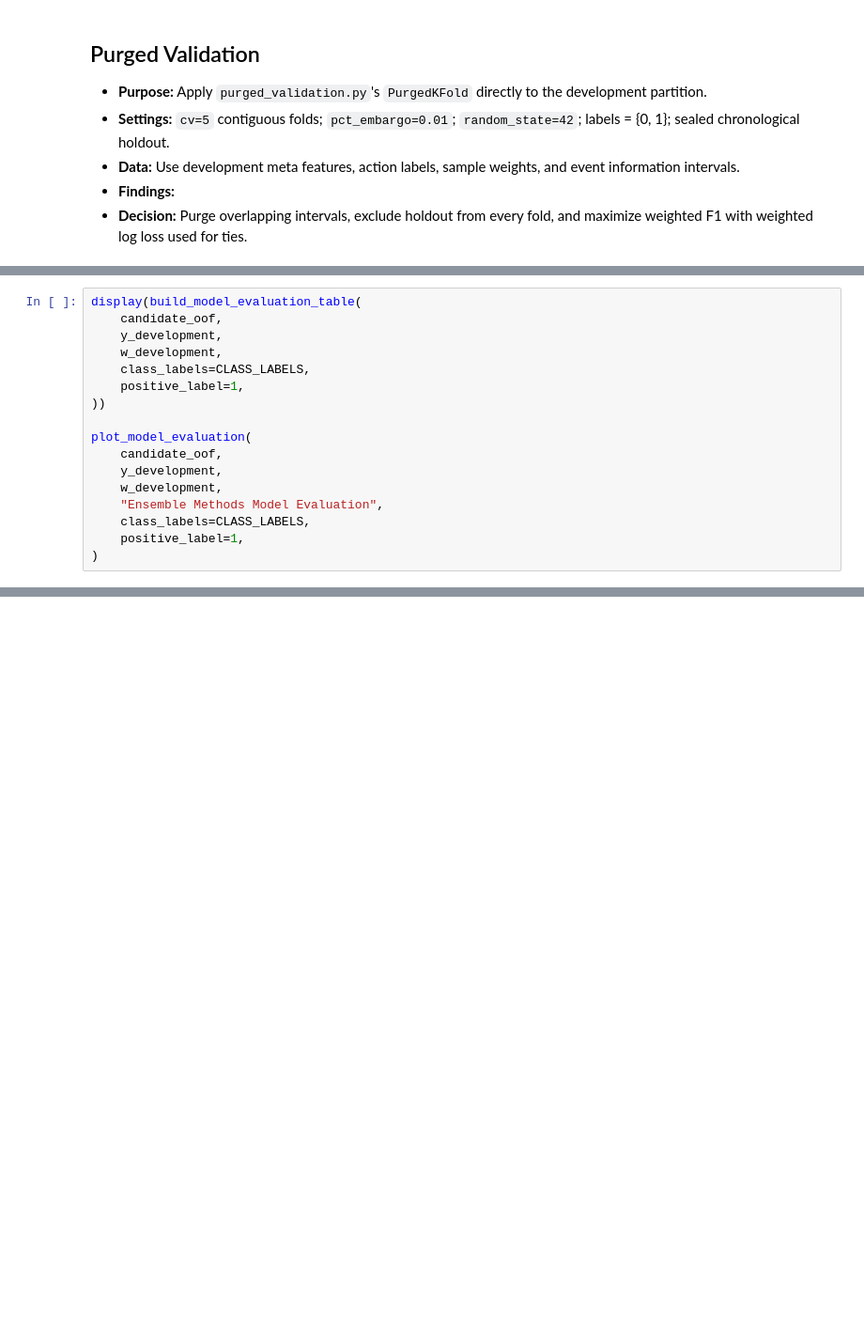
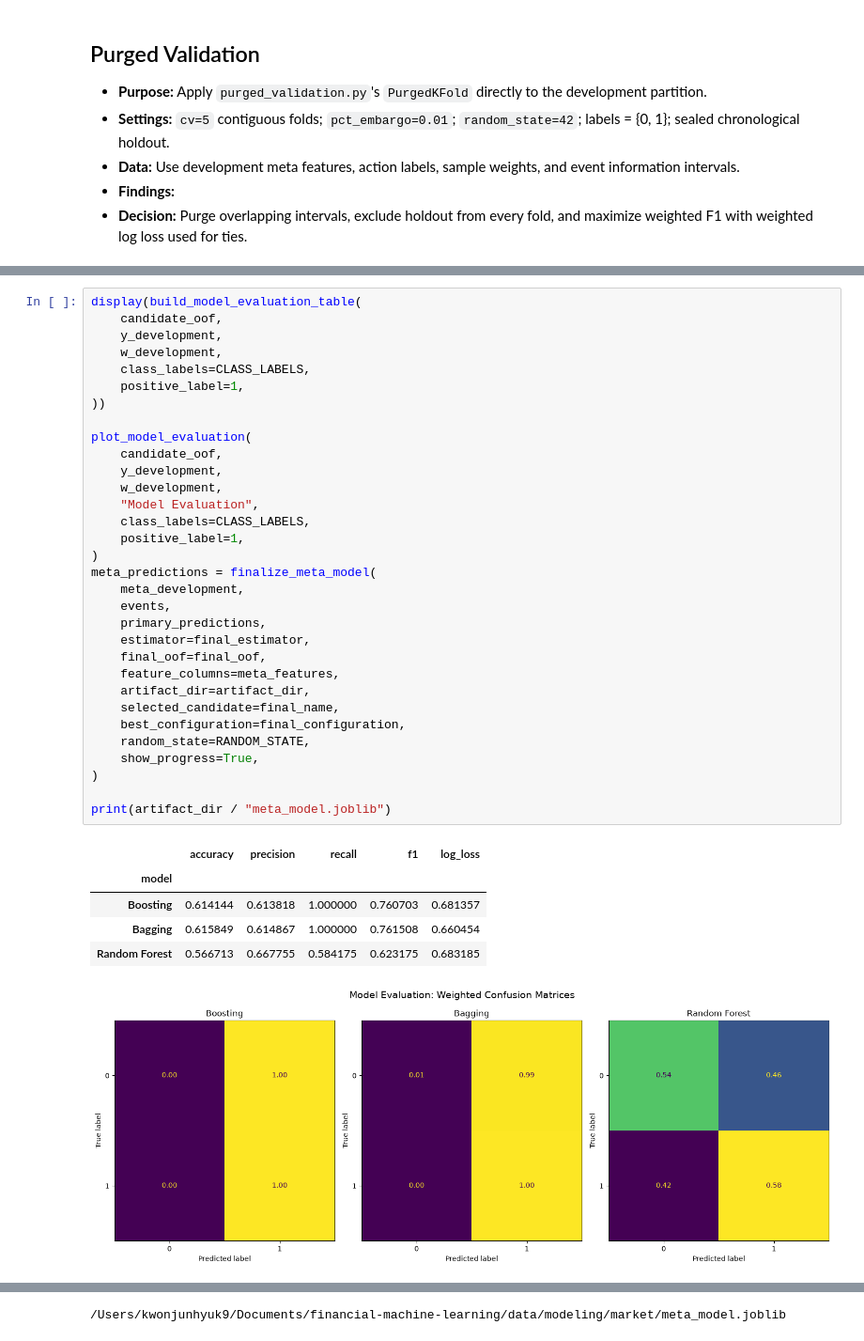
Before and after one commit to kwonjunhyuk9/financial-machine-learning, a Jupyter notebook: notebooks/modeling/market/meta_model.ipynb, the cells around one changed output, grey strips where cells are left out. Shown at 94% size. Cells and saved outputs as stored; diff of their text form; blank space fills up the shorter version.

```diff
--- a/notebooks/modeling/market/meta_model.ipynb
+++ b/notebooks/modeling/market/meta_model.ipynb
@@ -196,17 +323,39 @@ display(ensemble_importance_scores.to_frame())
 # %%
 display(build_model_evaluation_table(
     candidate_oof,
     y_development,
     w_development,
     class_labels=CLASS_LABELS,
     positive_label=1,
 ))
 
 plot_model_evaluation(
     candidate_oof,
     y_development,
     w_development,
-    "Ensemble Methods Model Evaluation",
+    "Model Evaluation",
     class_labels=CLASS_LABELS,
     positive_label=1,
 )
+meta_predictions = finalize_meta_model(
+    meta_development,
+    events,
+    primary_predictions,
+    estimator=final_estimator,
+    final_oof=final_oof,
+    feature_columns=meta_features,
+    artifact_dir=artifact_dir,
+    selected_candidate=final_name,
+    best_configuration=final_configuration,
+    random_state=RANDOM_STATE,
+    show_progress=True,
+)
+
+print(artifact_dir / "meta_model.joblib")
+# %% [output]
+|  | accuracy | precision | recall | f1 | log_loss |
+| model |  |  |  |  |  |
+| Boosting | 0.614144 | 0.613818 | 1.000000 | 0.760703 | 0.681357 |
+| Bagging | 0.615849 | 0.614867 | 1.000000 | 0.761508 | 0.660454 |
+| Random Forest | 0.566713 | 0.667755 | 0.584175 | 0.623175 | 0.683185 |
+[figure, added]
@@ -212,0 +363 @@ plot_model_evaluation(
+/Users/kwonjunhyuk9/Documents/financial-machine-learning/data/modeling/market/meta_model.joblib
```
Also changed, not shown: parts of 20 cells of this notebook, 42 other files.
